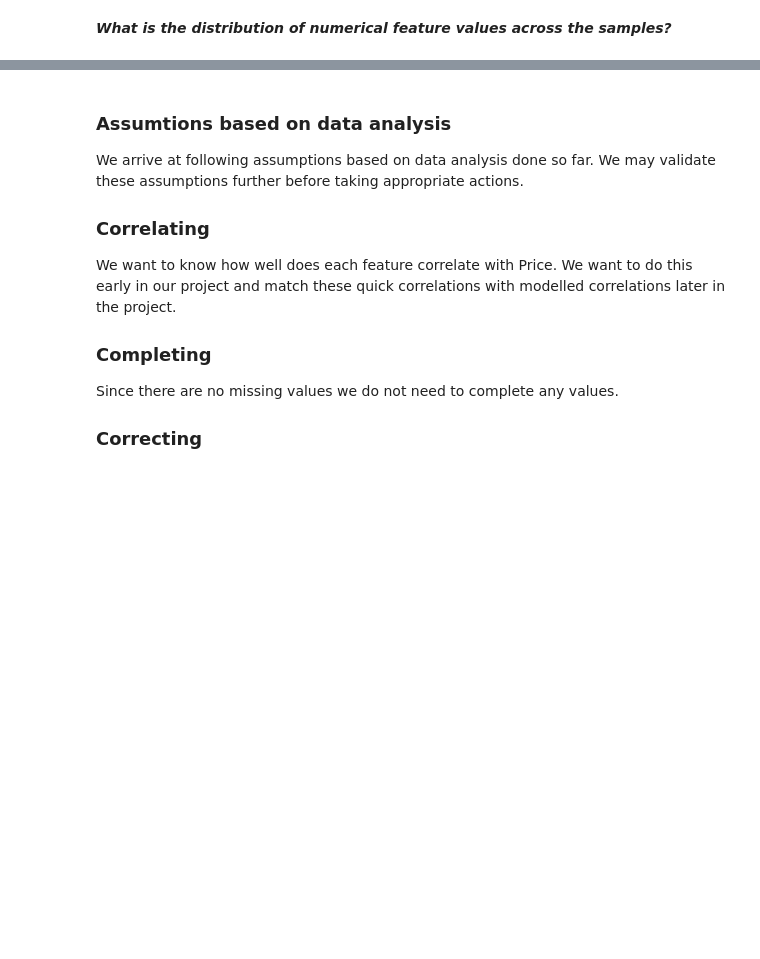
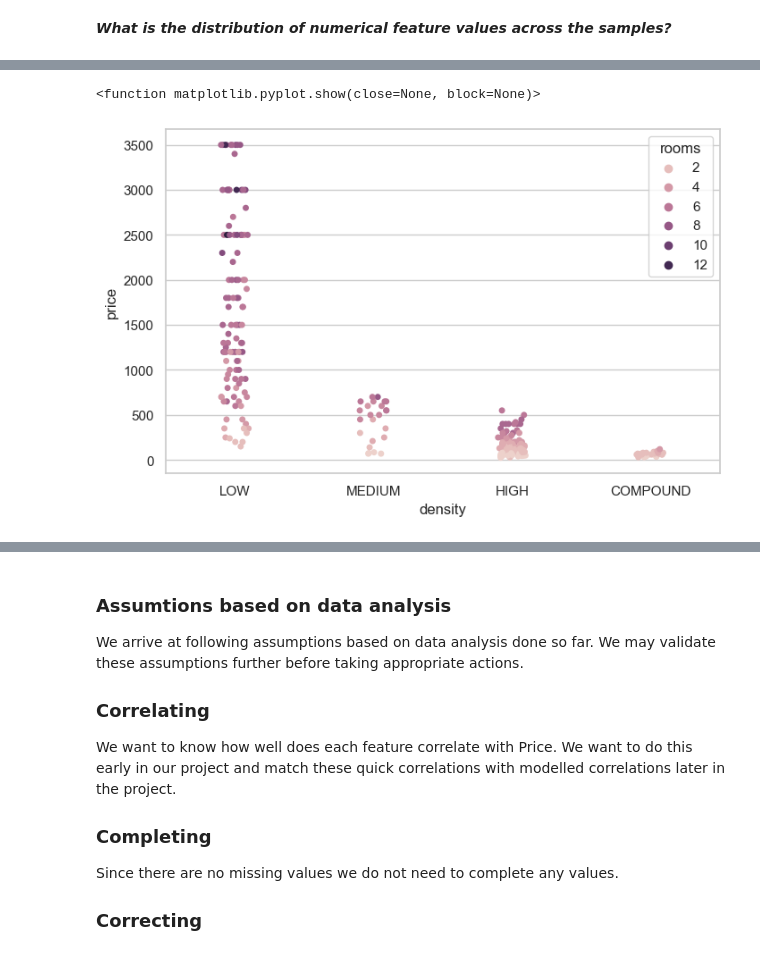
Before and after one commit to iamtatendakagande/irental, a Jupyter notebook: machine/harare/HarareRentNeuralNetworkModel.ipynb, the cells around one changed output, grey strips where cells are left out. Cells and saved outputs as stored; diff of their text form; code cells hidden in the pictures; blank space fills up the shorter version.

```diff
--- a/machine/harare/HarareRentNeuralNetworkModel.ipynb
+++ b/machine/harare/HarareRentNeuralNetworkModel.ipynb
@@ -193,0 +201,7 @@ data.describe().transpose()
+# %%
+plt.figure(figsize = (8,5))
+sns.stripplot(x = data['density'], y = data['price'], data = data, hue = data['rooms'])
+plt.show
+# %% [output]
+<function matplotlib.pyplot.show(close=None, block=None)>
+[figure, added]
```
Also changed, not shown: parts of 27 cells of this notebook, 16 other files.
